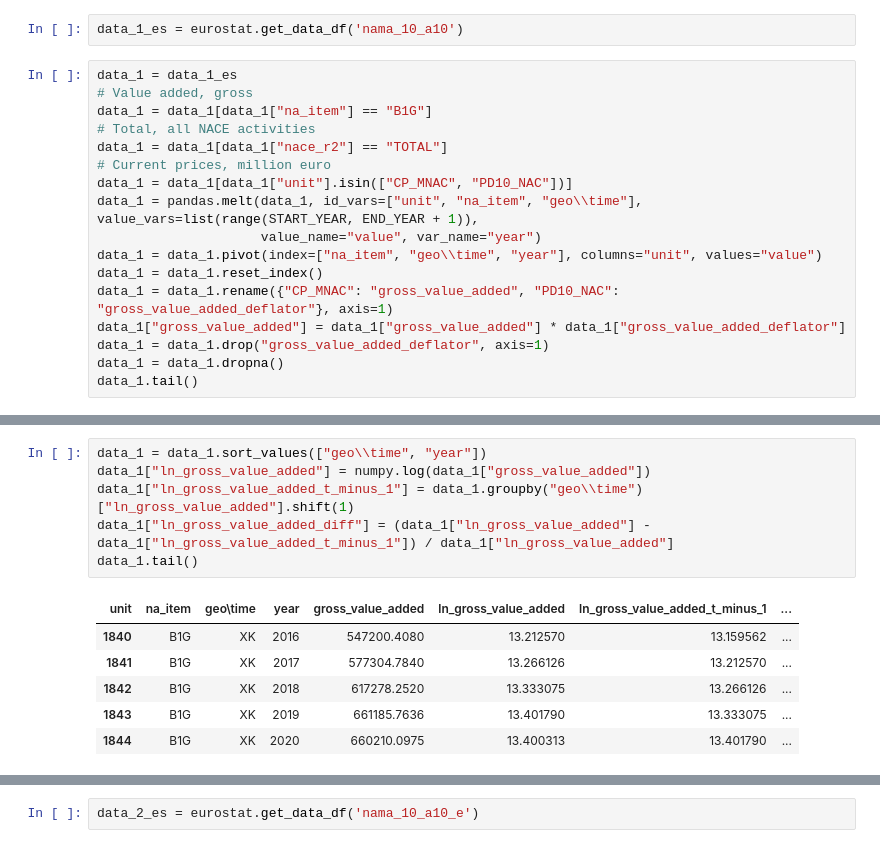
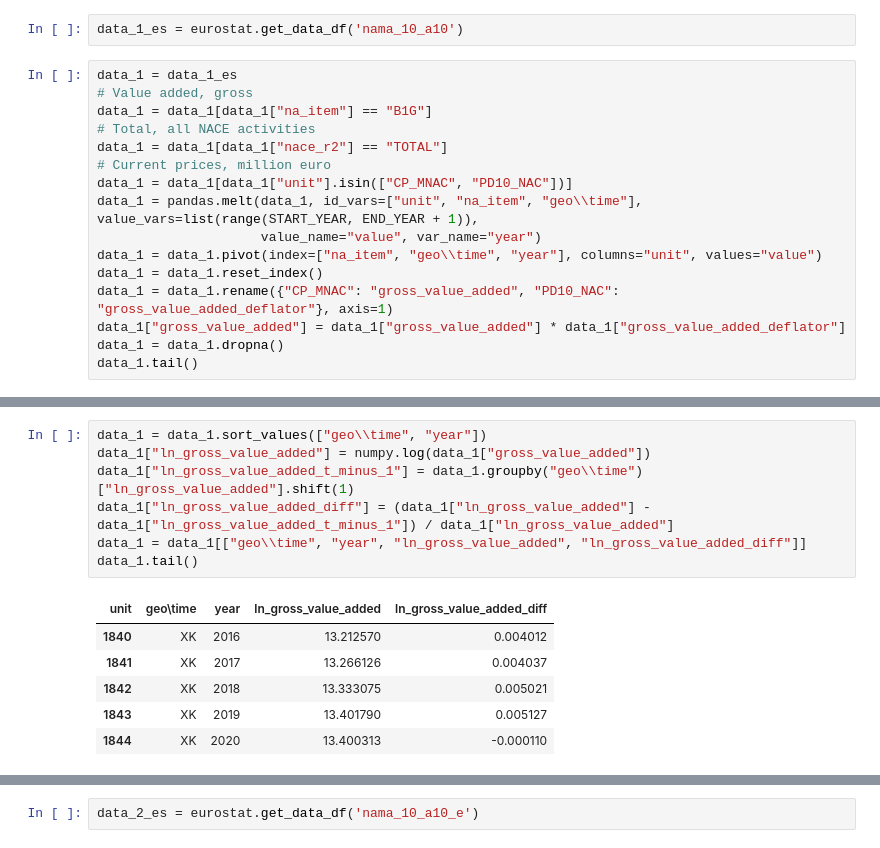
Before and after one commit to pesikj/macroeconomic-analysis, a Jupyter notebook: presentation_02.ipynb, the cells around one changed output, grey strips where cells are left out. Drawn from its saved outputs; the diff is of its cells as text.

```diff
--- a/presentation_02.ipynb
+++ b/presentation_02.ipynb
@@ -33,6 +34,5 @@ data_1 = data_1.pivot(index=["na_item", "geo\\time", "year"], columns="unit", va
 data_1 = data_1.reset_index()
 data_1 = data_1.rename({"CP_MNAC": "gross_value_added", "PD10_NAC": "gross_value_added_deflator"}, axis=1)
 data_1["gross_value_added"] = data_1["gross_value_added"] * data_1["gross_value_added_deflator"]
-data_1 = data_1.drop("gross_value_added_deflator", axis=1)
 data_1 = data_1.dropna()
 data_1.tail()
@@ -39,13 +46,14 @@ data_1.tail()
 # %%
 data_1 = data_1.sort_values(["geo\\time", "year"])
 data_1["ln_gross_value_added"] = numpy.log(data_1["gross_value_added"])
 data_1["ln_gross_value_added_t_minus_1"] = data_1.groupby("geo\\time")["ln_gross_value_added"].shift(1)
 data_1["ln_gross_value_added_diff"] = (data_1["ln_gross_value_added"] - data_1["ln_gross_value_added_t_minus_1"]) / data_1["ln_gross_value_added"]
+data_1 = data_1[["geo\\time", "year", "ln_gross_value_added", "ln_gross_value_added_diff"]]
 data_1.tail()
 # %% [output]
-| unit | na_item | geo\time | year | gross_value_added | ln_gross_value_added | ln_gross_value_added_t_minus_1 | ... |
-| 1840 | B1G | XK | 2016 | 547200.4080 | 13.212570 | 13.159562 | ... |
-| 1841 | B1G | XK | 2017 | 577304.7840 | 13.266126 | 13.212570 | ... |
-| 1842 | B1G | XK | 2018 | 617278.2520 | 13.333075 | 13.266126 | ... |
-| 1843 | B1G | XK | 2019 | 661185.7636 | 13.401790 | 13.333075 | ... |
-| 1844 | B1G | XK | 2020 | 660210.0975 | 13.400313 | 13.401790 | ... |
+| unit | geo\time | year | ln_gross_value_added | ln_gross_value_added_diff |
+| 1840 | XK | 2016 | 13.212570 | 0.004012 |
+| 1841 | XK | 2017 | 13.266126 | 0.004037 |
+| 1842 | XK | 2018 | 13.333075 | 0.005021 |
+| 1843 | XK | 2019 | 13.401790 | 0.005127 |
+| 1844 | XK | 2020 | 13.400313 | -0.000110 |
```
Also changed, not shown: parts of 12 cells of this notebook.
